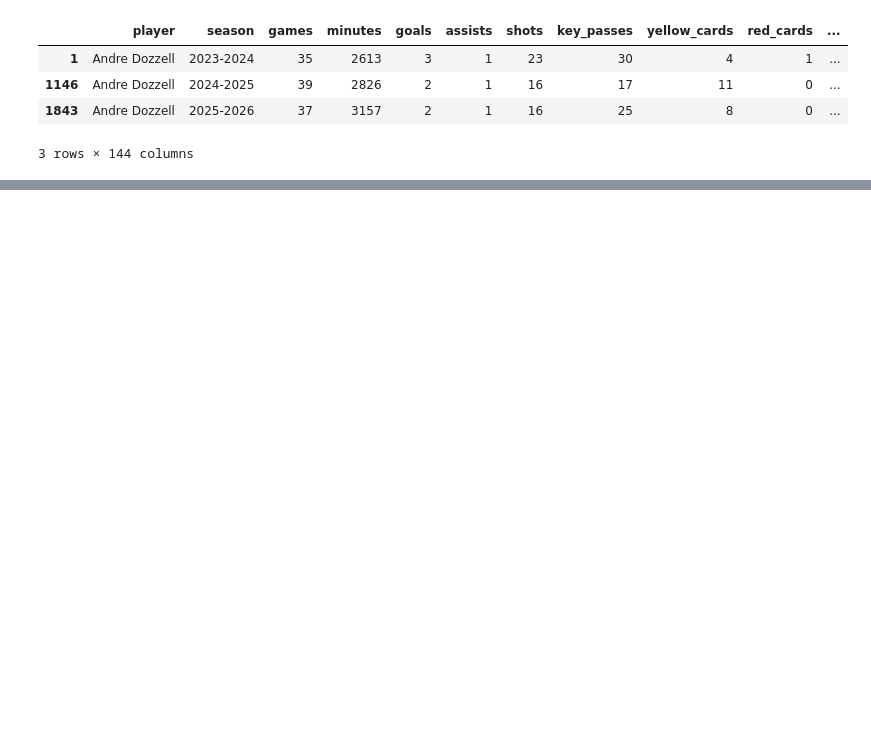
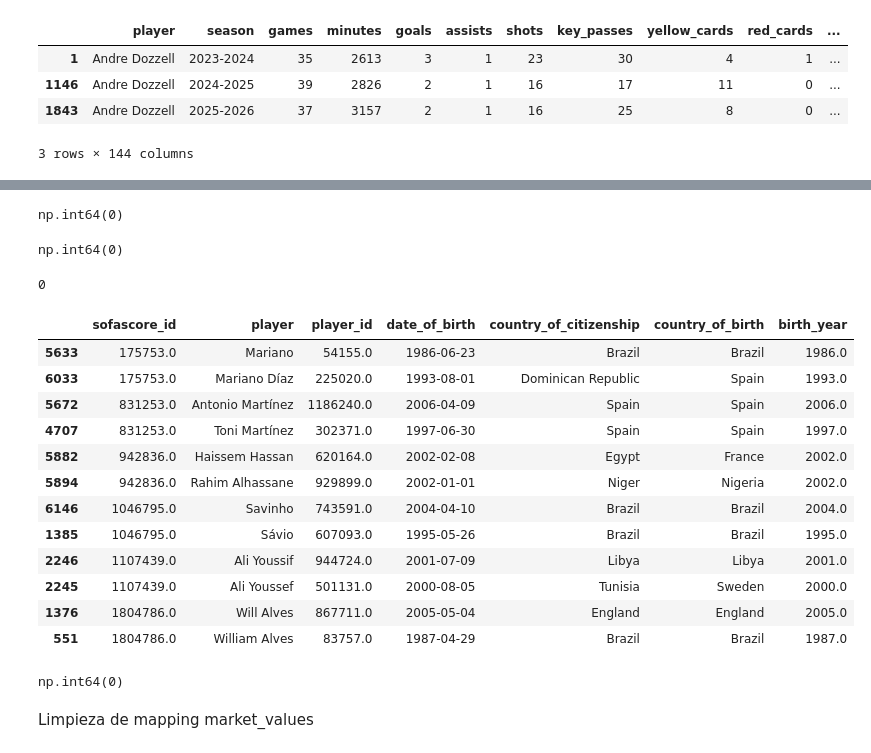
Before and after one commit to willwalker7/football-recruitment-analytics, a Jupyter notebook: notebooks/data_preprocessing.ipynb, the cells around one changed output, grey strips where cells are left out. Saved outputs shown, nothing was run; the diff lists cells and outputs as text; code cells hidden in the pictures; blank space fills up the shorter version.

```diff
--- a/notebooks/data_preprocessing.ipynb
+++ b/notebooks/data_preprocessing.ipynb
@@ -1341,0 +2101,10 @@ Name: count, dtype: int64
+# %%
+# Nos quedamos solo con los jugadores que han tenido match a través del nombre nomrmalzado (norm_name)
+
+matched_mapping = (
+    player_mapping[
+        player_mapping["tm_player_count"] == 1
+    ]
+    [["sofascore_id", "player", "player_id"]]
+    .drop_duplicates()
+)
@@ -1341,0 +2113,14 @@ Name: count, dtype: int64
+# %%
+player_info_mapping = matched_mapping.merge(
+    player_info,
+    on="player_id",
+    how="left"
+)
+# %%
+player_info_mapping["birth_year"] = (
+    pd.to_datetime(
+        player_info_mapping["date_of_birth"],
+        errors="coerce"
+    )
+    .dt.year
+)
@@ -1341,0 +2183,38 @@ Name: count, dtype: int64
+# %%
+player_info_mapping.duplicated().sum()
+# %% [output]
+np.int64(0)
+# %%
+player_info_mapping = (
+    player_info_mapping
+    .drop_duplicates(subset="player_id", keep="first")
+    .reset_index(drop=True)
+)
+# %%
+player_info_mapping["player_id"].duplicated().sum()
+# %% [output]
+np.int64(0)
+# %%
+player_info_mapping[
+    player_info_mapping["player_id"].duplicated(keep=False)
+]["player_id"].nunique()
+# %% [output]
+0
+# %%
+player_info_mapping[
+    player_info_mapping["sofascore_id"].duplicated(keep=False)
+].sort_values("sofascore_id")
+# %% [output]
+|  | sofascore_id | player | player_id | date_of_birth | country_of_citizenship | country_of_birth | birth_year |
+| 5633 | 175753.0 | Mariano | 54155.0 | 1986-06-23 | Brazil | Brazil | 1986.0 |
+| 6033 | 175753.0 | Mariano Díaz | 225020.0 | 1993-08-01 | Dominican Republic | Spain | 1993.0 |
+| 5672 | 831253.0 | Antonio Martínez | 1186240.0 | 2006-04-09 | Spain | Spain | 2006.0 |
+| 4707 | 831253.0 | Toni Martínez | 302371.0 | 1997-06-30 | Spain | Spain | 1997.0 |
+| 5882 | 942836.0 | Haissem Hassan | 620164.0 | 2002-02-08 | Egypt | France | 2002.0 |
+| 5894 | 942836.0 | Rahim Alhassane | 929899.0 | 2002-01-01 | Niger | Nigeria | 2002.0 |
+| 6146 | 1046795.0 | Savinho | 743591.0 | 2004-04-10 | Brazil | Brazil | 2004.0 |
+| 1385 | 1046795.0 | Sávio | 607093.0 | 1995-05-26 | Brazil | Brazil | 1995.0 |
+| 2246 | 1107439.0 | Ali Youssif | 944724.0 | 2001-07-09 | Libya | Libya | 2001.0 |
+| 2245 | 1107439.0 | Ali Youssef | 501131.0 | 2000-08-05 | Tunisia | Sweden | 2000.0 |
+| 1376 | 1804786.0 | Will Alves | 867711.0 | 2005-05-04 | England | England | 2005.0 |
+| 551 | 1804786.0 | William Alves | 83757.0 | 1987-04-29 | Brazil | Brazil | 1987.0 |
@@ -1341,0 +2232,6 @@ Name: count, dtype: int64
+# %%
+player_info_mapping["sofascore_id"].duplicated().sum()
+# %% [output]
+np.int64(0)
+# %% [markdown]
+Limpieza de mapping market_values
```
Also changed, not shown: parts of 112 cells of this notebook, 3 other files.
